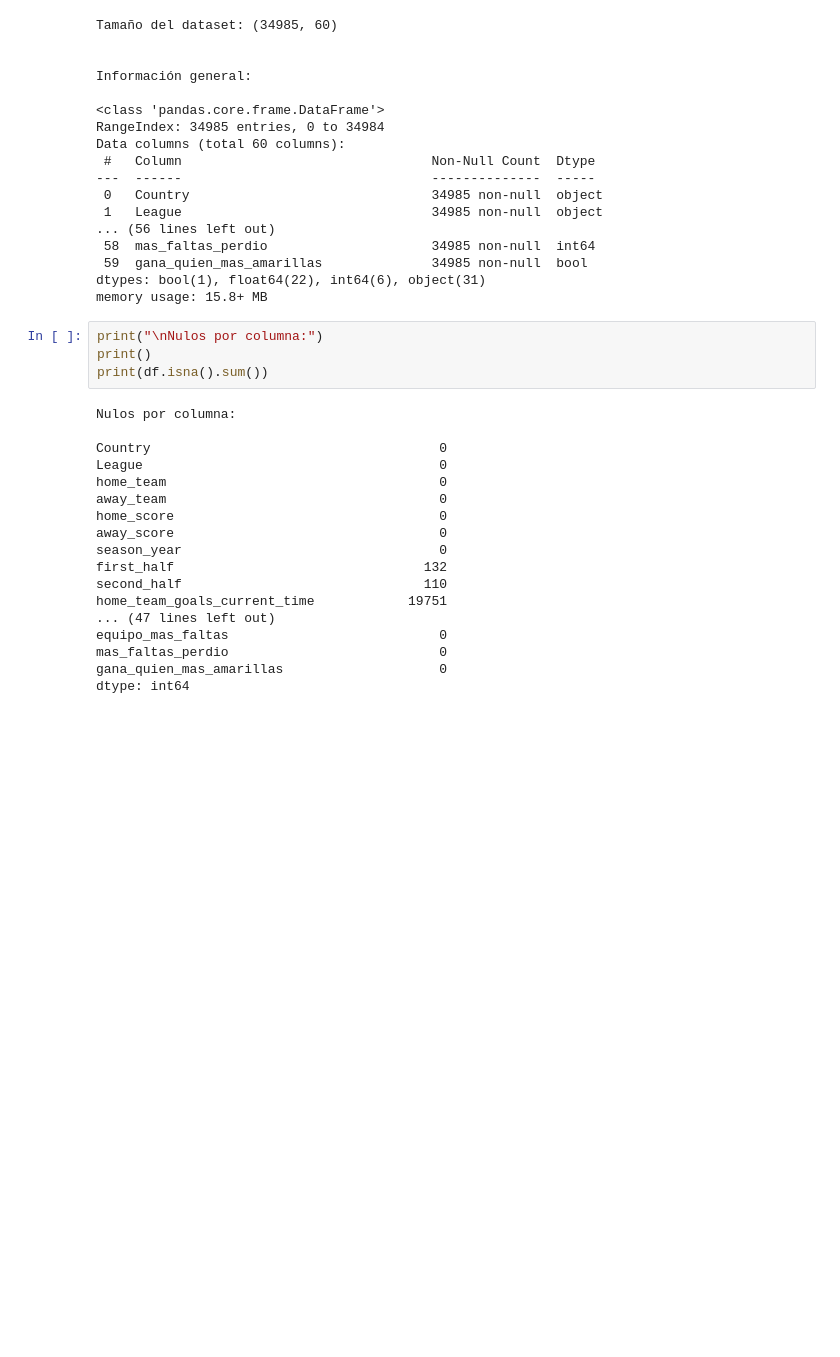
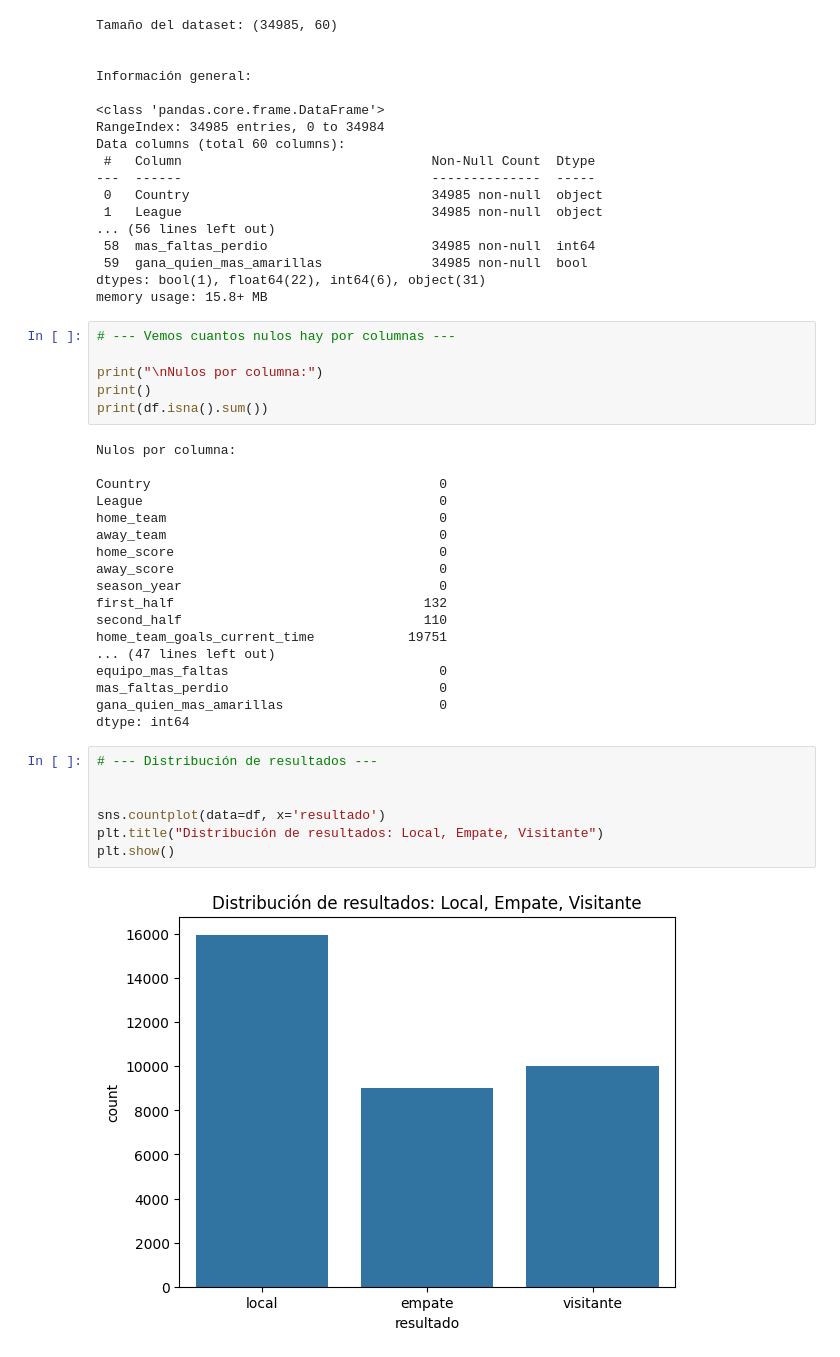
Before and after one commit to Fertxu10/Proyecto-Machine-Learning, a Jupyter notebook: src/Notebook/EDA_ML_Media_Temp.ipynb, the cells around one changed output. Cells and saved outputs as stored; diff of their text form; blank space fills up the shorter version.

```diff
--- a/src/Notebook/EDA_ML_Media_Temp.ipynb
+++ b/src/Notebook/EDA_ML_Media_Temp.ipynb
@@ -52,6 +55,8 @@ Data columns (total 60 columns):
 dtypes: bool(1), float64(22), int64(6), object(31)
 memory usage: 15.8+ MB
 # %%
+# --- Vemos cuantos nulos hay por columnas ---
+
 print("\nNulos por columna:")
 print()
 print(df.isna().sum())
@@ -73,3 +78,12 @@ equipo_mas_faltas                           0
 mas_faltas_perdio                           0
 gana_quien_mas_amarillas                    0
 dtype: int64
+# %%
+# --- Distribución de resultados ---
+
+
+sns.countplot(data=df, x='resultado')
+plt.title("Distribución de resultados: Local, Empate, Visitante")
+plt.show()
+# %% [output]
+[figure, added]
```
Also changed, not shown: parts of 14 cells of this notebook, 1 other file.
